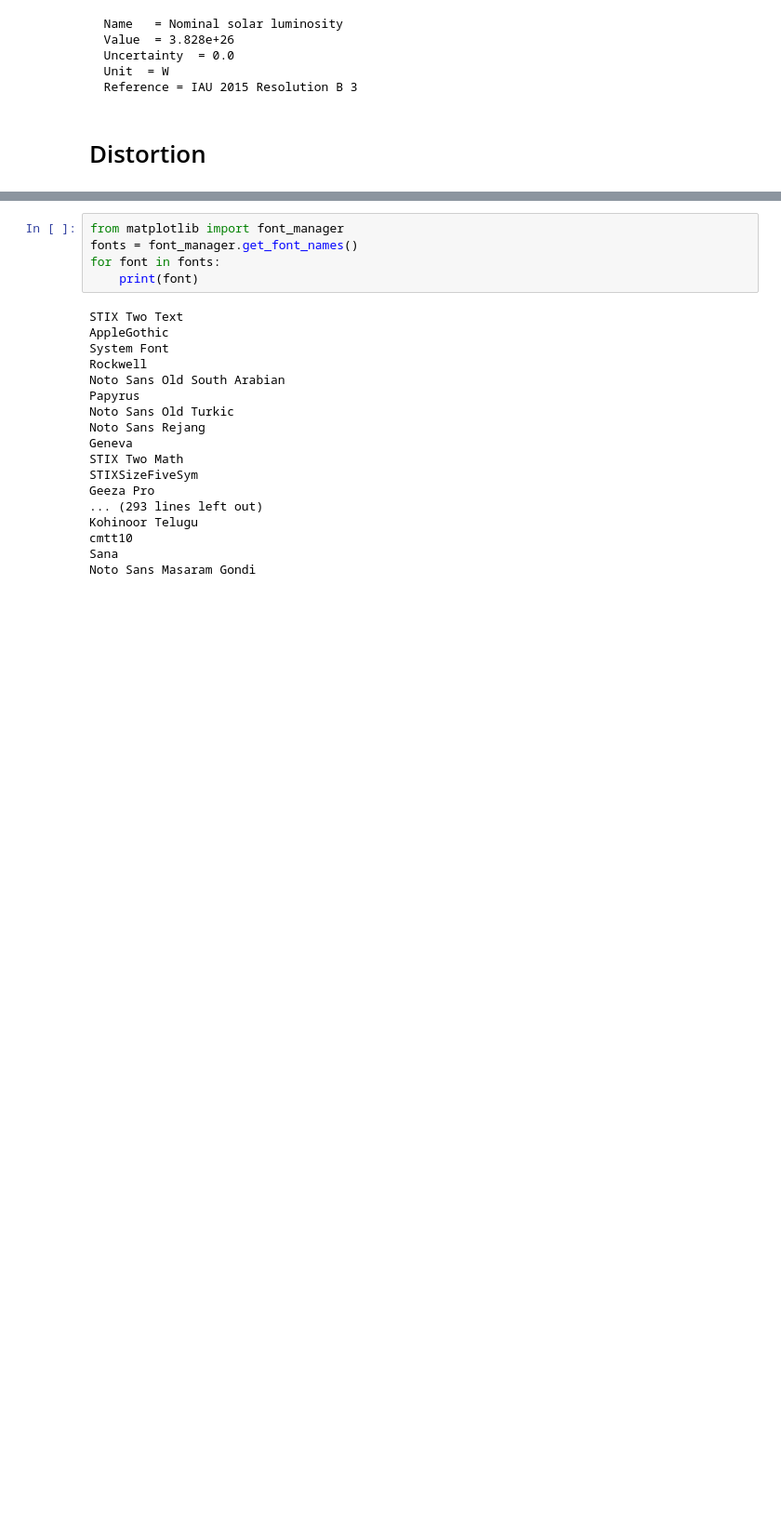
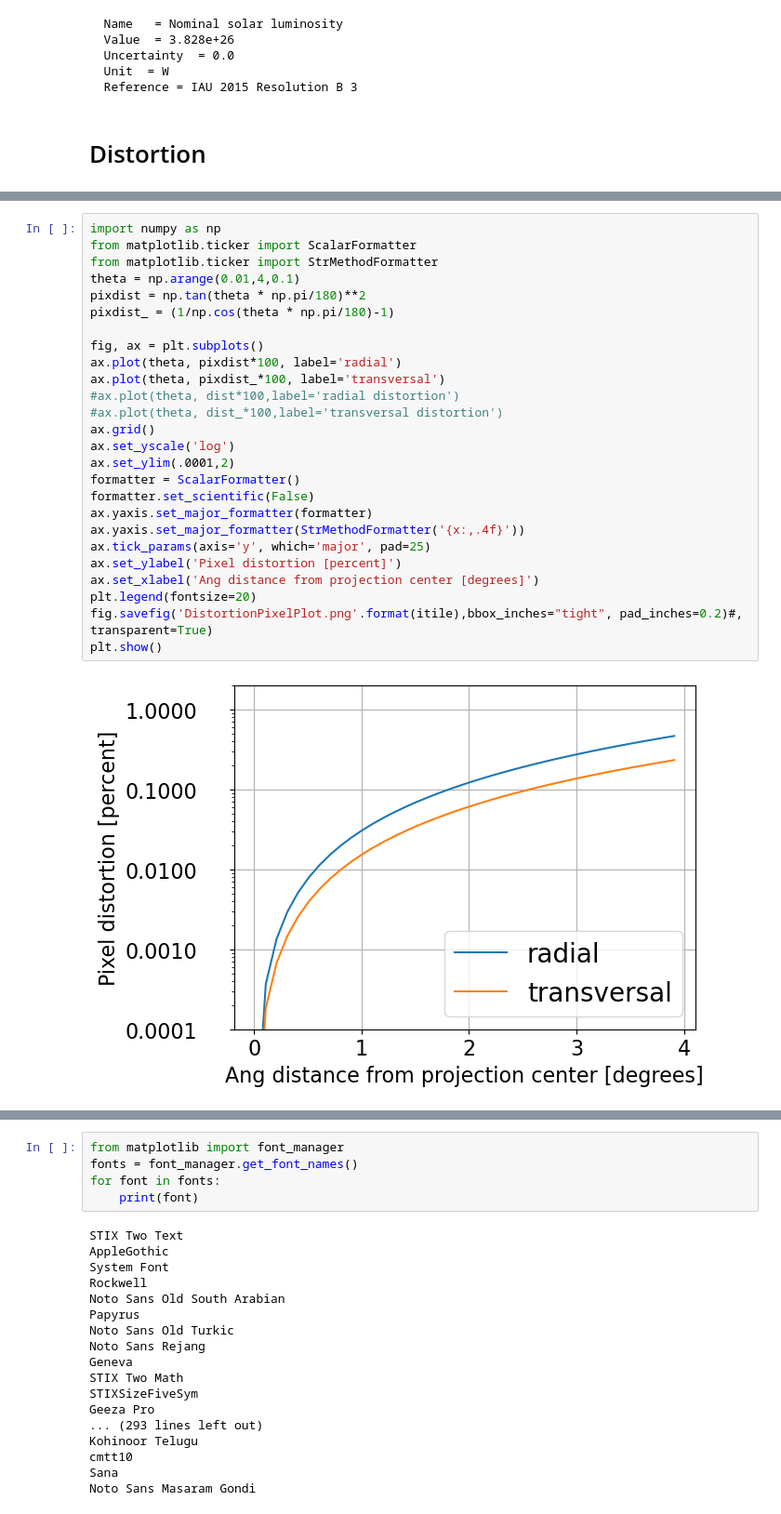
Before and after one commit to spacetelescope/skymap, a Jupyter notebook: notebook/Tessellation.ipynb, the cells around one changed output, grey strips where cells are left out. Shown at 93% size. Drawn from its saved outputs; the diff is of its cells as text; blank space fills up the shorter version.

```diff
--- a/notebook/Tessellation.ipynb
+++ b/notebook/Tessellation.ipynb
@@ -1517,0 +1574,28 @@ plt.show()
+# %%
+import numpy as np
+from matplotlib.ticker import ScalarFormatter
+from matplotlib.ticker import StrMethodFormatter
+theta = np.arange(0.01,4,0.1)
+pixdist = np.tan(theta * np.pi/180)**2
+pixdist_ = (1/np.cos(theta * np.pi/180)-1)
+
+fig, ax = plt.subplots()
+ax.plot(theta, pixdist*100, label='radial')
+ax.plot(theta, pixdist_*100, label='transversal')
+#ax.plot(theta, dist*100,label='radial distortion')
+#ax.plot(theta, dist_*100,label='transversal distortion')
+ax.grid()
+ax.set_yscale('log')
+ax.set_ylim(.0001,2)
+formatter = ScalarFormatter()
+formatter.set_scientific(False)
+ax.yaxis.set_major_formatter(formatter)
+ax.yaxis.set_major_formatter(StrMethodFormatter('{x:,.4f}'))
+ax.tick_params(axis='y', which='major', pad=25)
+ax.set_ylabel('Pixel distortion [percent]')
+ax.set_xlabel('Ang distance from projection center [degrees]')
+plt.legend(fontsize=20)
+fig.savefig('DistortionPixelPlot.png'.format(itile),bbox_inches="tight", pad_inches=0.2)#, transparent=True)
+plt.show()
+# %% [output]
+[figure, added]
```
Also changed, not shown: parts of 7 cells of this notebook.
